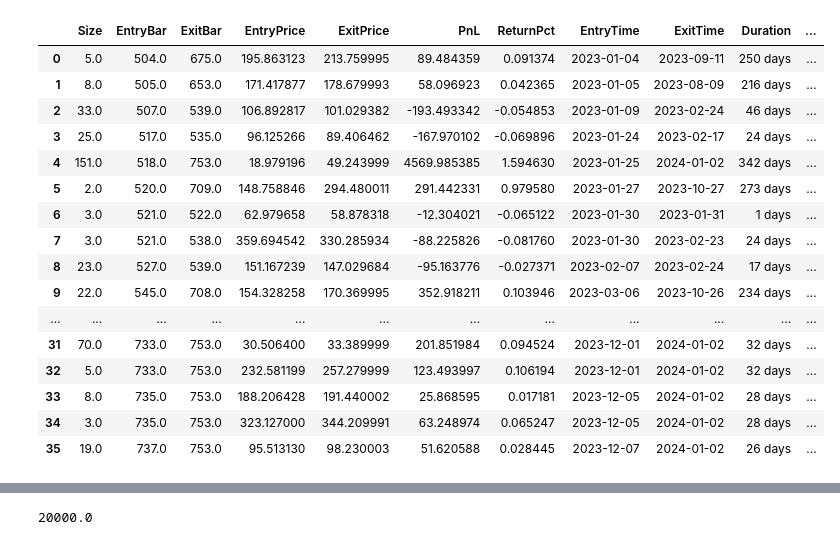
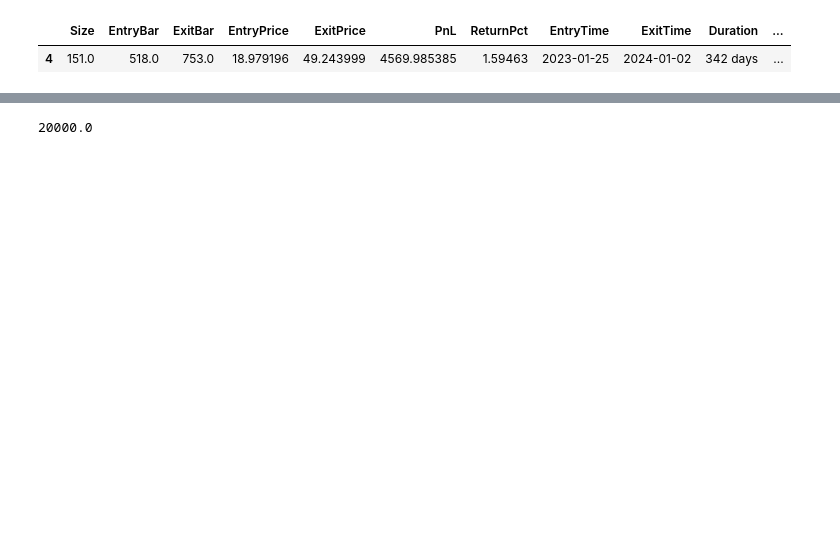
Before and after one commit to Zino-ctrlZ/QuantTools, a Jupyter notebook: EventDriven/demos/backtestClean.ipynb, the cells around one changed output, grey strips where cells are left out. Cells and saved outputs as stored; diff of their text form; code cells hidden in the pictures; blank space fills up the shorter version.

```diff
--- a/EventDriven/demos/backtestClean.ipynb
+++ b/EventDriven/demos/backtestClean.ipynb
@@ -35,30 +42,16 @@ thetadata_start = '2021-01-01'
 # %%
 import json
 pd.set_option('display.max_columns', 100)
 pd.set_option('display.max_rows', 100)
 key = 10
 with open(f'../input/profitable_weights_{key}.json', 'r') as f:
     weights = json.load(f)
 ttrades__ = pd.read_csv(f'../input/profitable_trades_{key}.csv').iloc[:, 1:]
+ttrades__ = ttrades__[ttrades__.Ticker == 'NVDA']
 ttrades__
 # %% [output]
 |  | Size | EntryBar | ExitBar | EntryPrice | ExitPrice | PnL | ReturnPct | EntryTime | ExitTime | Duration | ... |
-| 0 | 5.0 | 504.0 | 675.0 | 195.863123 | 213.759995 | 89.484359 | 0.091374 | 2023-01-04 | 2023-09-11 | 250 days | ... |
-| 1 | 8.0 | 505.0 | 653.0 | 171.417877 | 178.679993 | 58.096923 | 0.042365 | 2023-01-05 | 2023-08-09 | 216 days | ... |
-| 2 | 33.0 | 507.0 | 539.0 | 106.892817 | 101.029382 | -193.493342 | -0.054853 | 2023-01-09 | 2023-02-24 | 46 days | ... |
-| 3 | 25.0 | 517.0 | 535.0 | 96.125266 | 89.406462 | -167.970102 | -0.069896 | 2023-01-24 | 2023-02-17 | 24 days | ... |
-| 4 | 151.0 | 518.0 | 753.0 | 18.979196 | 49.243999 | 4569.985385 | 1.594630 | 2023-01-25 | 2024-01-02 | 342 days | ... |
-| 5 | 2.0 | 520.0 | 709.0 | 148.758846 | 294.480011 | 291.442331 | 0.979580 | 2023-01-27 | 2023-10-27 | 273 days | ... |
-| 6 | 3.0 | 521.0 | 522.0 | 62.979658 | 58.878318 | -12.304021 | -0.065122 | 2023-01-30 | 2023-01-31 | 1 days | ... |
-| 7 | 3.0 | 521.0 | 538.0 | 359.694542 | 330.285934 | -88.225826 | -0.081760 | 2023-01-30 | 2023-02-23 | 24 days | ... |
-| 8 | 23.0 | 527.0 | 539.0 | 151.167239 | 147.029684 | -95.163776 | -0.027371 | 2023-02-07 | 2023-02-24 | 17 days | ... |
-| 9 | 22.0 | 545.0 | 708.0 | 154.328258 | 170.369995 | 352.918211 | 0.103946 | 2023-03-06 | 2023-10-26 | 234 days | ... |
-| ... | ... | ... | ... | ... | ... | ... | ... | ... | ... | ... | ... |
-| 31 | 70.0 | 733.0 | 753.0 | 30.506400 | 33.389999 | 201.851984 | 0.094524 | 2023-12-01 | 2024-01-02 | 32 days | ... |
-| 32 | 5.0 | 733.0 | 753.0 | 232.581199 | 257.279999 | 123.493997 | 0.106194 | 2023-12-01 | 2024-01-02 | 32 days | ... |
-| 33 | 8.0 | 735.0 | 753.0 | 188.206428 | 191.440002 | 25.868595 | 0.017181 | 2023-12-05 | 2024-01-02 | 28 days | ... |
-| 34 | 3.0 | 735.0 | 753.0 | 323.127000 | 344.209991 | 63.248974 | 0.065247 | 2023-12-05 | 2024-01-02 | 28 days | ... |
-| 35 | 19.0 | 737.0 | 753.0 | 95.513130 | 98.230003 | 51.620588 | 0.028445 | 2023-12-07 | 2024-01-02 | 26 days | ... |
+| 4 | 151.0 | 518.0 | 753.0 | 18.979196 | 49.243999 | 4569.985385 | 1.59463 | 2023-01-25 | 2024-01-02 | 342 days | ... |
 # %%
 trades_ = ttrades__.copy()
 trades_
```
Also changed, not shown: parts of 21 cells of this notebook, 2 other files.
